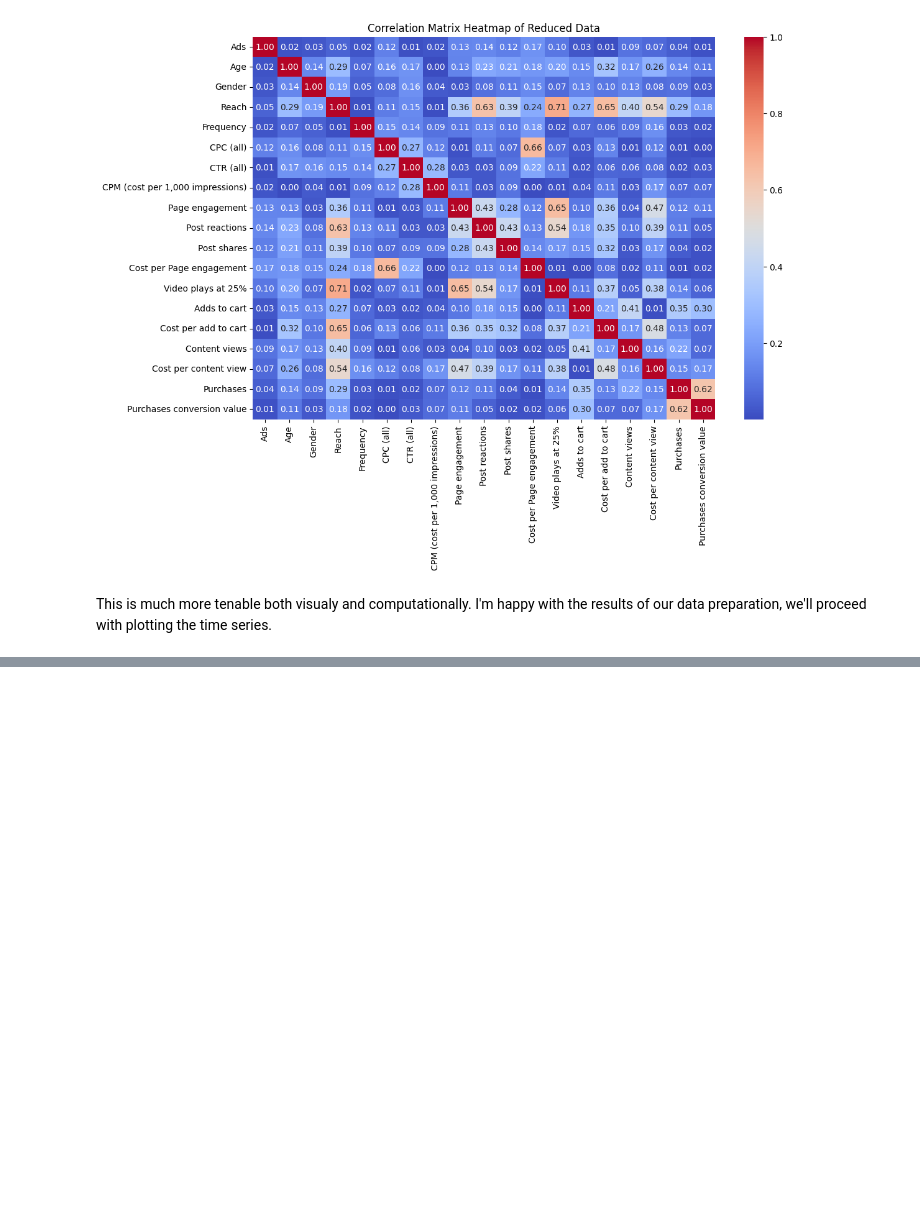
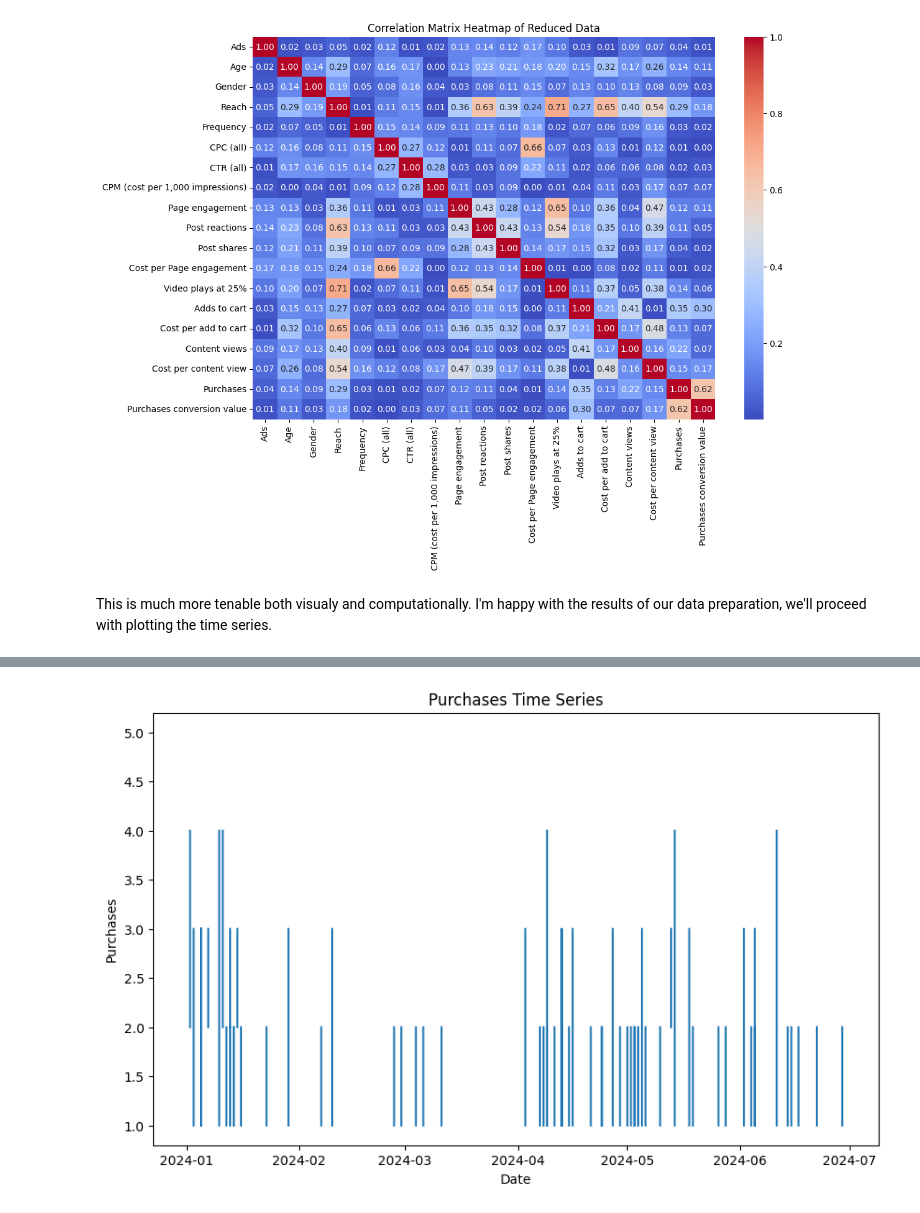
Before and after one commit to Zeth-Abney/Advertising-EDA, a Jupyter notebook: notebooks/luma-nutrition-eda.ipynb, the cells around one changed output, grey strips where cells are left out. Drawn from its saved outputs; the diff is of its cells as text; code cells hidden in the pictures; blank space fills up the shorter version.

Commit message:
Trouble plotting timeseries data

```diff
--- a/notebooks/luma-nutrition-eda.ipynb
+++ b/notebooks/luma-nutrition-eda.ipynb
@@ -489,0 +483,8 @@ for feature in numeric_features:
+# %%
+# creating a variable to hold the reduced data
+timeseries_df = data_reduced.copy()
+
+# setting the 'Day' column as the index
+timeseries_df.set_index('Day', inplace=True)
+
+timeseries_df.head()
@@ -490 +499,16 @@ for feature in numeric_features:
+# %%
+# Extract the date and impressions columns from the time series data
+dates = timeseries_df.index
+reach = timeseries_df['Purchases']
+
+
+# Plot the time series
+plt.figure(figsize=(10, 6))
+plt.plot(dates, reach, linestyle='-')  # Explicitly specify line style and markers
+plt.title('Purchases Time Series')
+plt.xlabel('Date')
+plt.ylabel('Purchases')
+plt.show()
+# %% [output]
+[figure, added]
 # %%
```
Also changed, not shown: parts of 9 cells of this notebook.
